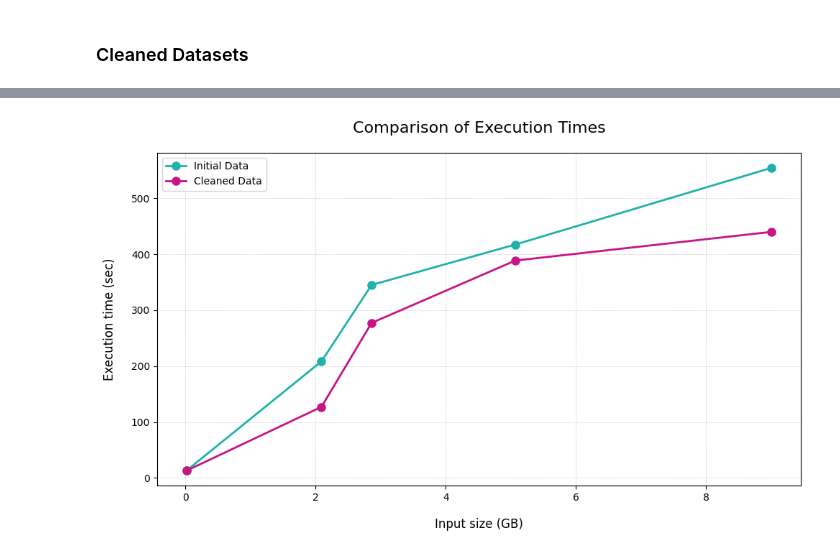
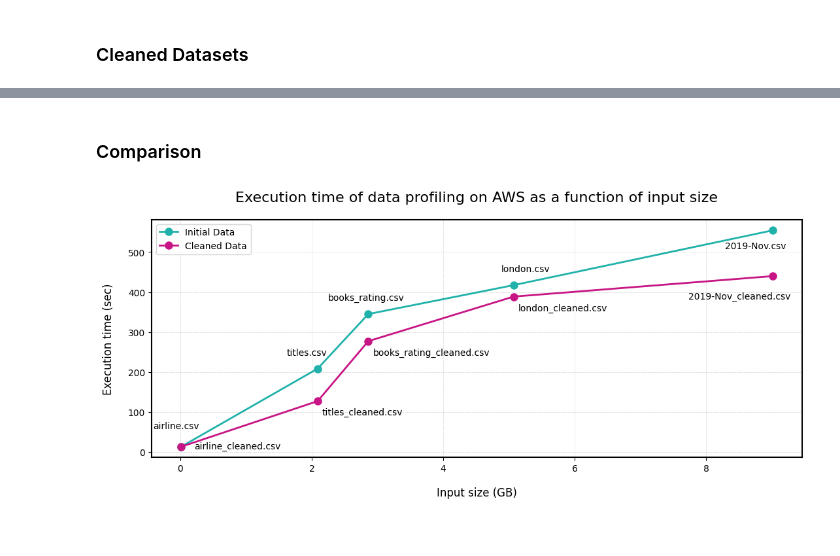
Before and after one commit to FabLetizia/Big-Data-Profiling, a Jupyter notebook: src/evaluation/final_evaluation.ipynb, the cells around one changed output, grey strips where cells are left out. Drawn from its saved outputs; the diff is of its cells as text; code cells hidden in the pictures.

```diff
--- a/src/evaluation/final_evaluation.ipynb
+++ b/src/evaluation/final_evaluation.ipynb
@@ -146,20 +185,47 @@ plt.show()
-# %%
-fig, ax = plt.subplots(figsize=(10, 6), facecolor='white')
-
-# Plot initial data
-ax.plot(df['input_size'], df['execution_time'], marker='o', linestyle='-', color='lightseagreen', markersize=8, linewidth=2, label='Initial Data')
-
-# Plot cleaned data
-ax.plot(df2['input_size'], df2['execution_time'], marker='o', linestyle='-', color='mediumvioletred', markersize=8, linewidth=2, label='Cleaned Data')
-
-ax.set_facecolor('white')
-ax.set_xlabel("Input size (GB)", fontsize=12, labelpad=15)
-ax.set_ylabel("Execution time (sec)", fontsize=12, labelpad=15)
-ax.set_title("Comparison of Execution Times", fontsize=16, pad=20)
-ax.grid(True, linestyle='--', linewidth=0.5, color='lightgray')
-ax.legend()
-
-plt.tight_layout()
-plt.show()
-# %% [output]
-[figure, removed]
+# %% [markdown]
+### Comparison
+# %%
+fig, ax = plt.subplots(figsize=(11, 5), facecolor='white')
+
+ax.set_facecolor('white')
+
+ax.plot(df_initial['input_size'], df_initial['execution_time'], marker='o', linestyle='-', color='lightseagreen', markersize=8, linewidth=2, label='Initial Data')
+
+for i, txt in enumerate(initial_datasets):
+    if txt == "2019-Nov.csv":
+        ax.annotate(txt, (df_initial['input_size'][i], df_initial['execution_time'][i]), textcoords="offset points", xytext=(15, -20), ha='right', fontsize=10)
+    elif txt == "airline.csv":
+        ax.annotate(txt, (df_initial['input_size'][i], df_initial['execution_time'][i]), textcoords="offset points", xytext=(20, 20), ha='right', fontsize=10)
+    elif txt == "london.csv":
+        ax.annotate(txt, (df_initial['input_size'][i], df_initial['execution_time'][i]), textcoords="offset points", xytext=(40, 15), ha='right', fontsize=10)
+    elif txt == "books_rating.csv":
+        ax.annotate(txt, (df_initial['input_size'][i], df_initial['execution_time'][i]), textcoords="offset points", xytext=(40, 15), ha='right', fontsize=10)
+    elif txt == "titles.csv":
+        ax.annotate(txt, (df_initial['input_size'][i], df_initial['execution_time'][i]), textcoords="offset points", xytext=(10, 15), ha='right', fontsize=10)
+    else:
+        ax.annotate(txt, (df_initial['input_size'][i], df_initial['execution_time'][i]), textcoords="offset points", xytext=(5, -15), ha='left', fontsize=10)
+
+ax.plot(df_cleaned['input_size'], df_cleaned['execution_time'], marker='o', linestyle='-', color='mediumvioletred', markersize=8, linewidth=2, label='Cleaned Data')
+
+for i, txt in enumerate(cleaned_datasets):
+    if txt == "2019-Nov_cleaned.csv":
+        ax.annotate(txt, (df_cleaned['input_size'][i], df_cleaned['execution_time'][i]), textcoords="offset points", xytext=(20, -25), ha='right', fontsize=10)
+    elif txt == "airline_cleaned.csv":
+        ax.annotate(txt, (df_cleaned['input_size'][i], df_cleaned['execution_time'][i]), textcoords="offset points", xytext=(110, -2), ha='right', fontsize=10)
+    else:
+        ax.annotate(txt, (df_cleaned['input_size'][i], df_cleaned['execution_time'][i]), textcoords="offset points", xytext=(5, -15), ha='left', fontsize=10)
+
+for spine in ax.spines.values():
+    spine.set_edgecolor('black')
+    spine.set_linewidth(1.5)
+
+ax.set_xlabel("Input size (GB)", fontsize=12, labelpad=15)
+ax.set_ylabel("Execution time (sec)", fontsize=12, labelpad=15)
+ax.set_title("Execution time of data profiling on AWS as a function of input size", fontsize=16, pad=20)
+
+ax.grid(True, linestyle='--', linewidth=0.5, color='lightgray')
+ax.legend()
+plt.tight_layout()
+plt.show()
+# %% [output]
+[figure, added]
```
Also changed, not shown: parts of 3 cells of this notebook.
